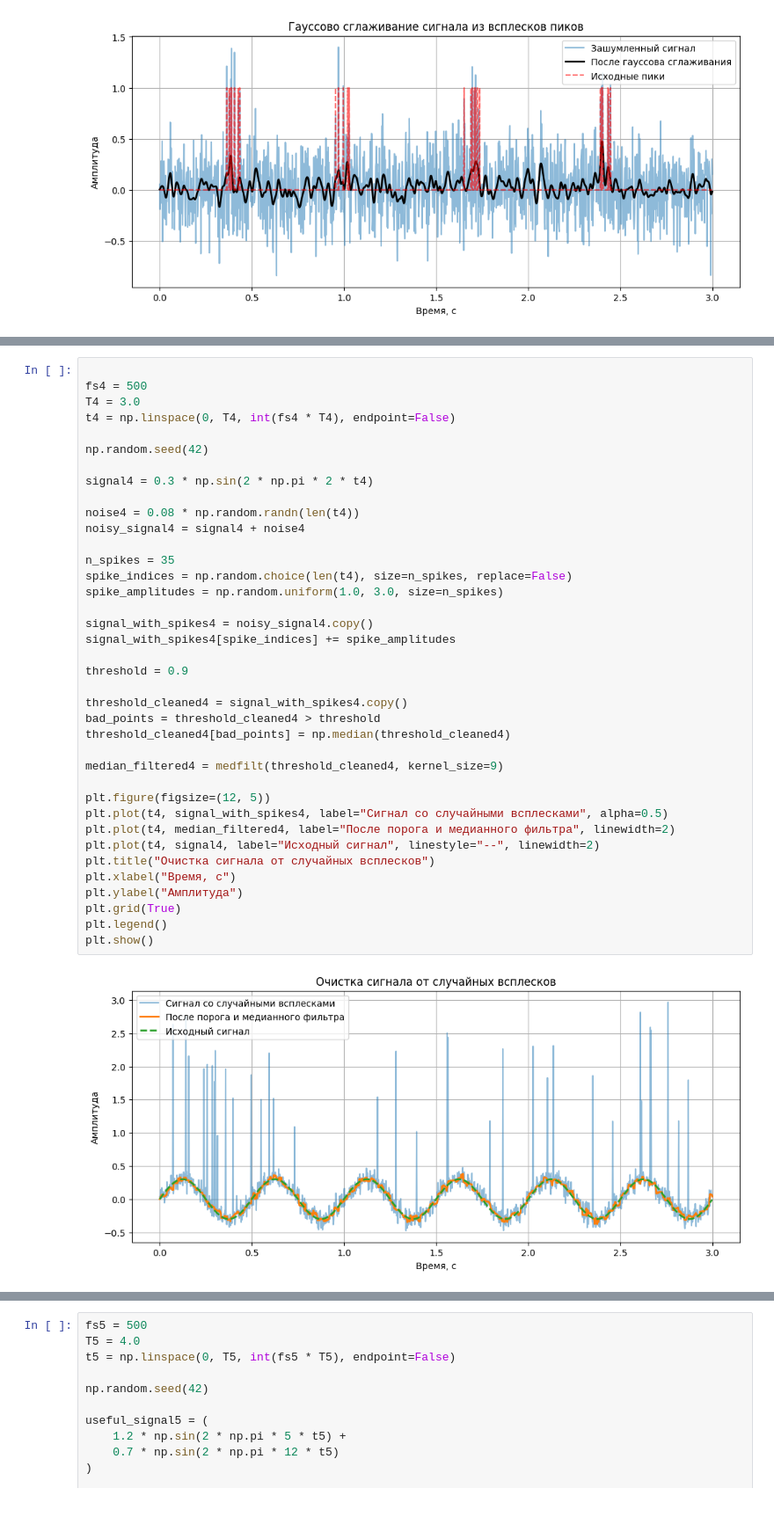
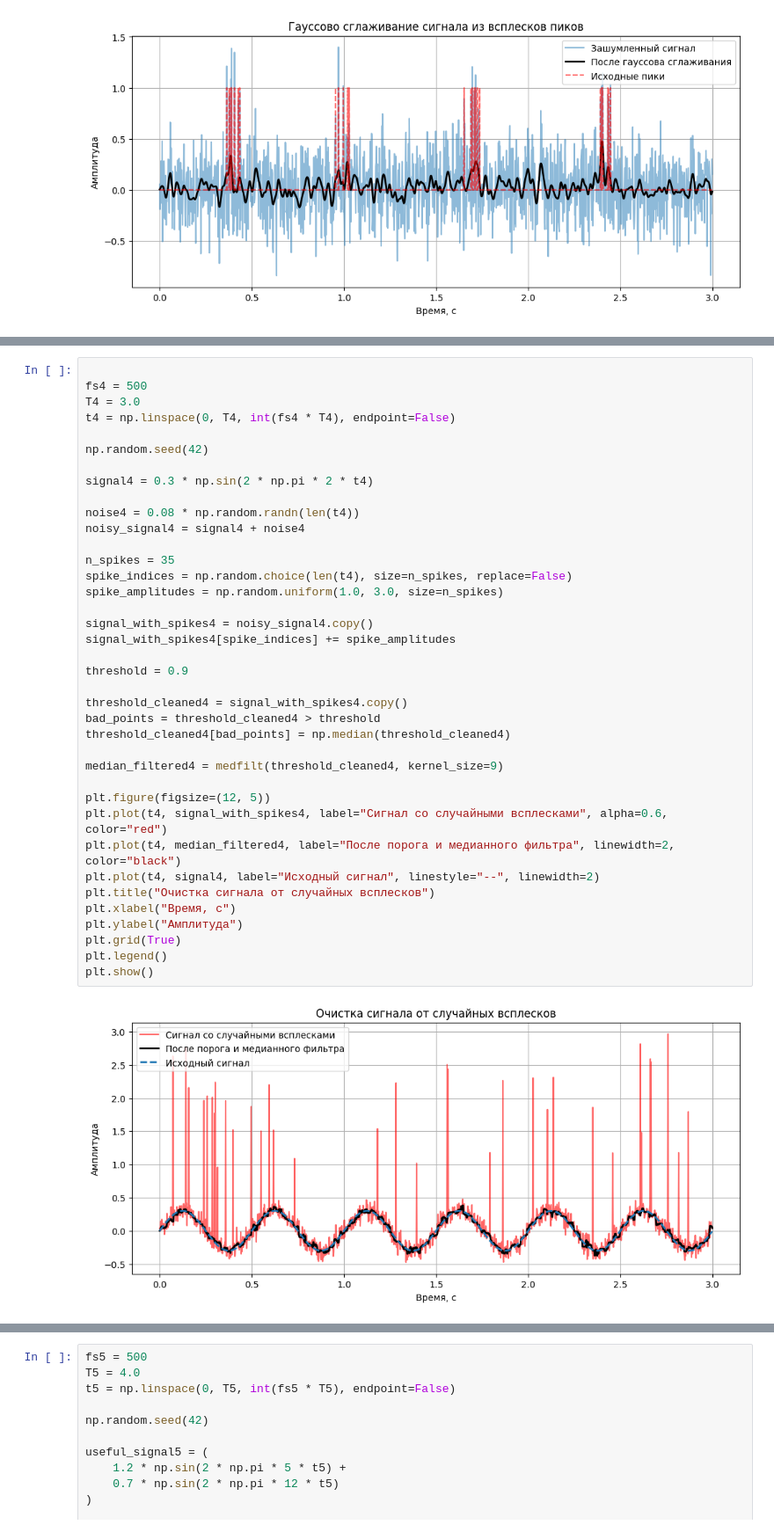
Before and after one commit to zToasty/digital-signal-processing, a Jupyter notebook: 06_Signal_Filtering/main.ipynb, the cells around one changed output, grey strips where cells are left out. Shown at 88% size. Drawn from its saved outputs; the diff is of its cells as text.

```diff
--- a/06_Signal_Filtering/main.ipynb
+++ b/06_Signal_Filtering/main.ipynb
@@ -201,36 +169,36 @@ np.random.seed(42)
 
 signal4 = 0.3 * np.sin(2 * np.pi * 2 * t4)
 
 noise4 = 0.08 * np.random.randn(len(t4))
 noisy_signal4 = signal4 + noise4
 
 n_spikes = 35
 spike_indices = np.random.choice(len(t4), size=n_spikes, replace=False)
 spike_amplitudes = np.random.uniform(1.0, 3.0, size=n_spikes)
 
 signal_with_spikes4 = noisy_signal4.copy()
 signal_with_spikes4[spike_indices] += spike_amplitudes
 
 threshold = 0.9
 
 threshold_cleaned4 = signal_with_spikes4.copy()
 bad_points = threshold_cleaned4 > threshold
 threshold_cleaned4[bad_points] = np.median(threshold_cleaned4)
 
 median_filtered4 = medfilt(threshold_cleaned4, kernel_size=9)
 
 plt.figure(figsize=(12, 5))
-plt.plot(t4, signal_with_spikes4, label="Сигнал со случайными всплесками", alpha=0.5)
-plt.plot(t4, median_filtered4, label="После порога и медианного фильтра", linewidth=2)
+plt.plot(t4, signal_with_spikes4, label="Сигнал со случайными всплесками", alpha=0.6, color="red")
+plt.plot(t4, median_filtered4, label="После порога и медианного фильтра", linewidth=2, color="black")
 plt.plot(t4, signal4, label="Исходный сигнал", linestyle="--", linewidth=2)
 plt.title("Очистка сигнала от случайных всплесков")
 plt.xlabel("Время, с")
 plt.ylabel("Амплитуда")
 plt.grid(True)
 plt.legend()
 plt.show()
 # %% [output]
-[figure, old version]
+[figure, new version]
 # %% [markdown]
 ### Задание 5
 
```
Also changed, not shown: parts of 7 cells of this notebook, 3 other files.
